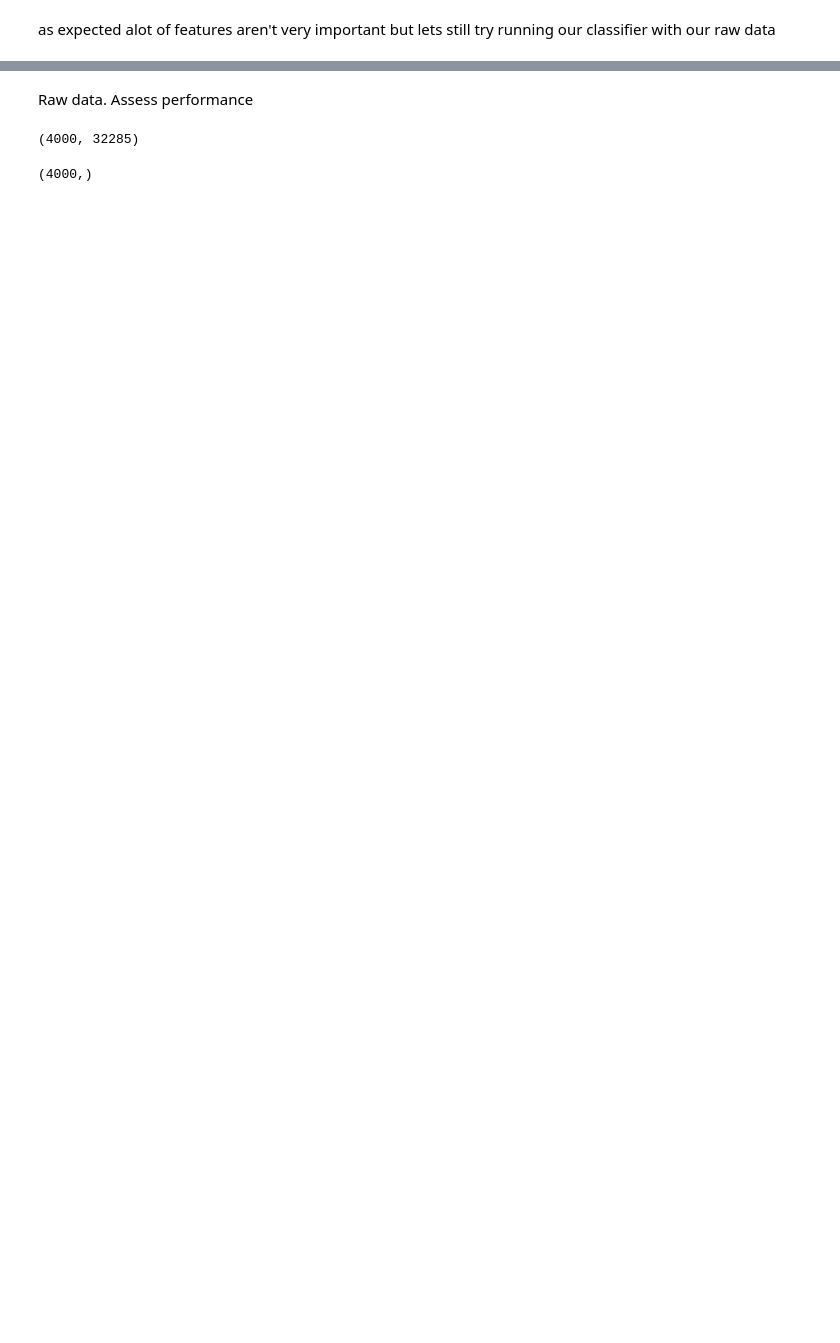
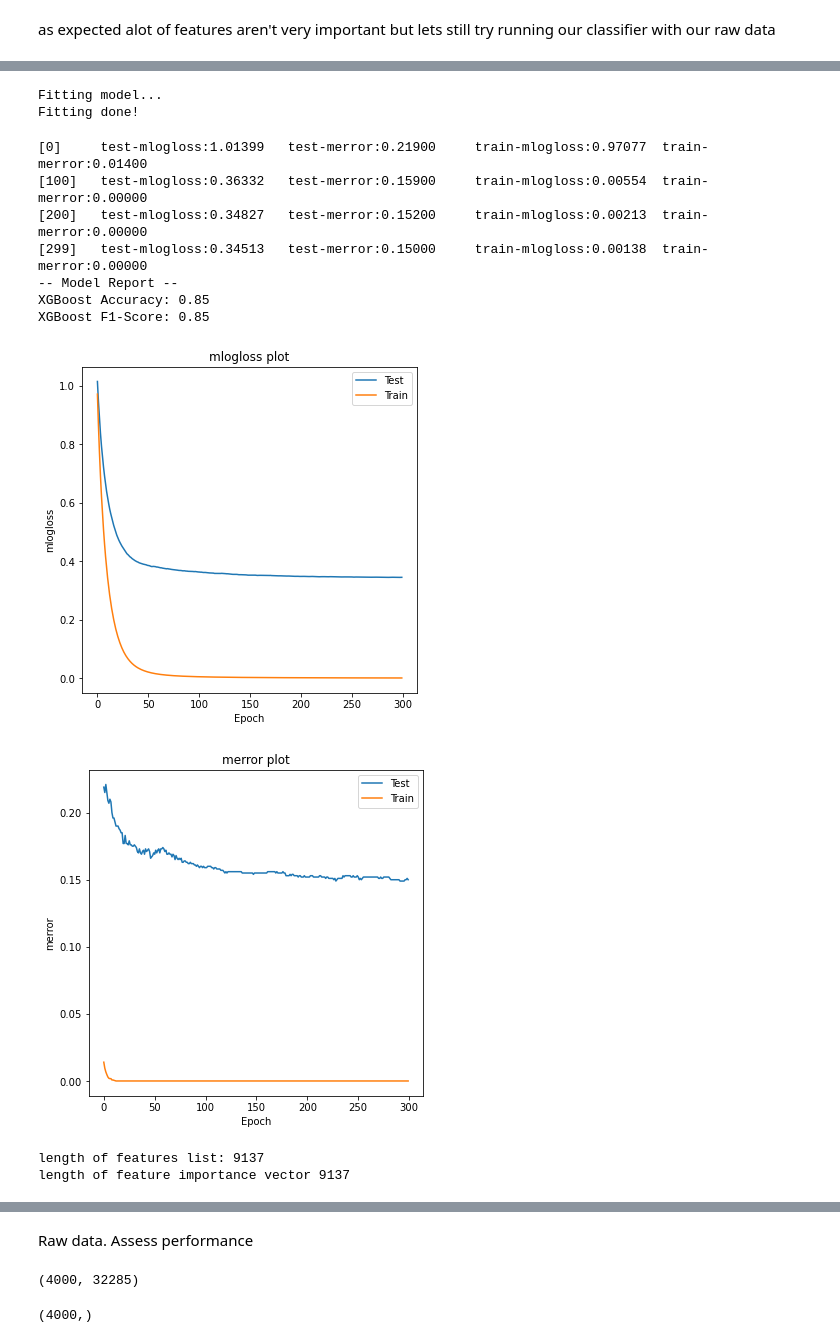
Before and after one commit to Simonlee711/Celltype_Classification, a Jupyter notebook: src/cell_prediction_analysis.ipynb, the cells around one changed output, grey strips where cells are left out. Saved outputs shown, nothing was run; the diff lists cells and outputs as text; code cells hidden in the pictures; blank space fills up the shorter version.

```diff
--- a/src/cell_prediction_analysis.ipynb
+++ b/src/cell_prediction_analysis.ipynb
@@ -291,0 +372,26 @@ as expected alot of features aren't very important but lets still try running ou
+# %%
+#hyperparameters that can be adjusted in the final model
+xgb_model = XGBClassifier(learning_rate=0.1, # play around with learning rate
+                    n_estimators=300, # play around with number of boosted trees built
+                    max_depth=12, # play around with tree depth
+                    objective='multi:softmax',  # I saw that using softmax or softprob is best for multi class classification
+                    nthread=4,
+                    num_class=3,
+                    seed=1 # seed is included for reproducibility
+                    )
+
+xgb_trained = fit(xgb_model, training_data)
+# %% [output]
+Fitting model...
+Fitting done!
+[0]     test-mlogloss:1.01399   test-merror:0.21900     train-mlogloss:0.97077  train-merror:0.01400
+[100]   test-mlogloss:0.36332   test-merror:0.15900     train-mlogloss:0.00554  train-merror:0.00000
+[200]   test-mlogloss:0.34827   test-merror:0.15200     train-mlogloss:0.00213  train-merror:0.00000
+[299]   test-mlogloss:0.34513   test-merror:0.15000     train-mlogloss:0.00138  train-merror:0.00000
+-- Model Report --
+XGBoost Accuracy: 0.85
+XGBoost F1-Score: 0.85
+[figure, added]
+[figure, added]
+length of features list: 9137
+length of feature importance vector 9137
```
Also changed, not shown: parts of 23 cells of this notebook.
